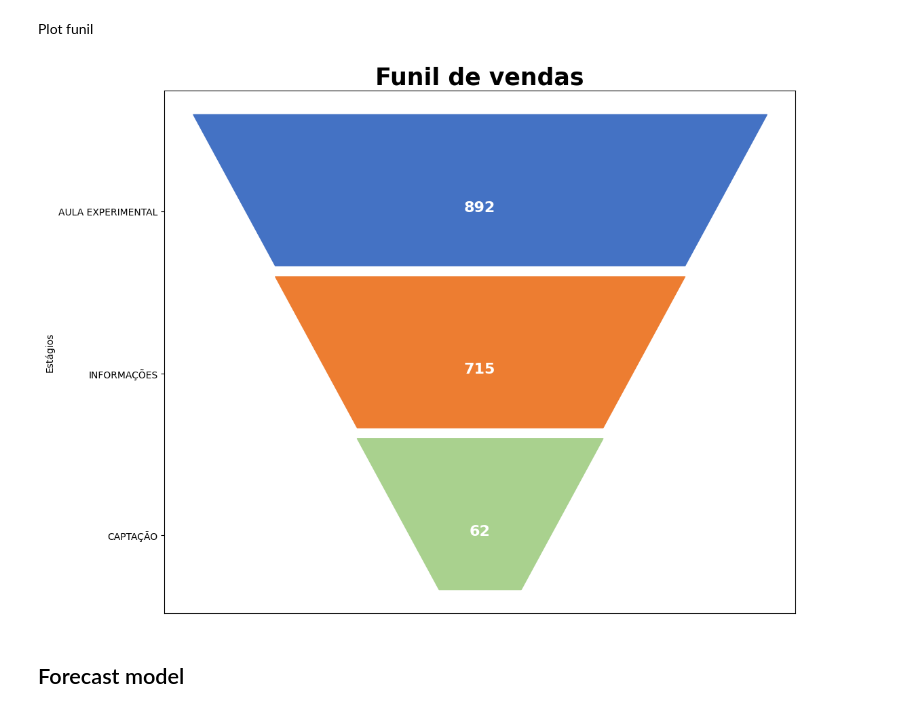
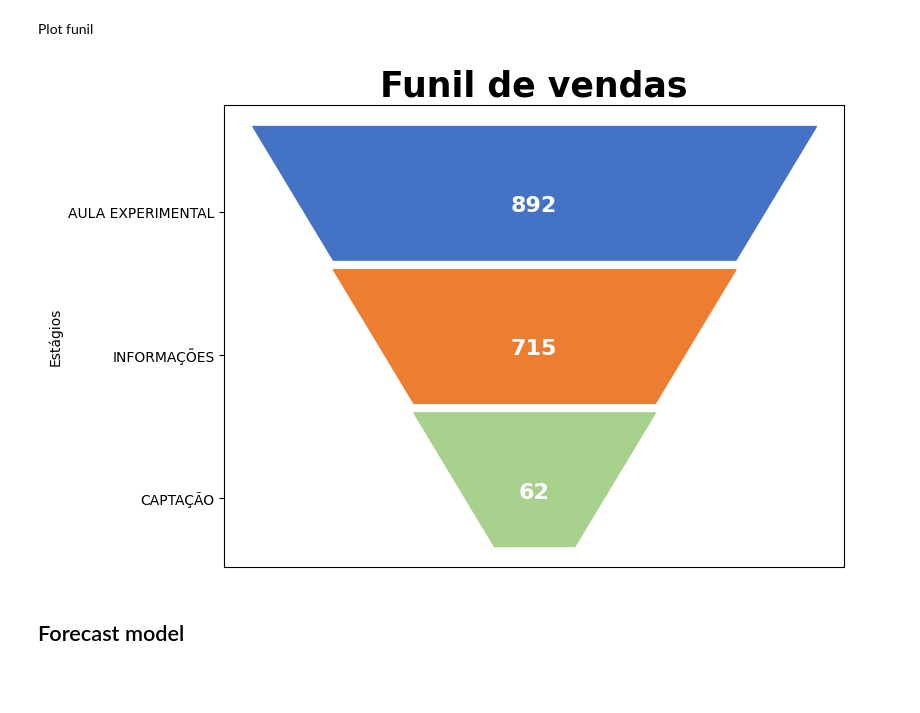
Before and after one commit to Joaovtmendes/Data-analysis-CBS, a Jupyter notebook: Report_CBS.ipynb, the cells around one changed output. Drawn from its saved outputs; the diff is of its cells as text; code cells hidden in the pictures; blank space fills up the shorter version.

```diff
--- a/Report_CBS.ipynb
+++ b/Report_CBS.ipynb
@@ -348,22 +352,22 @@ Plot funil
 # %%
 colors = ["#a9d18e", "#ed7d31", "#4472c4"]
 
-fig = plt.figure(figsize=(12,10))
+fig = plt.figure(figsize=(8,6))
 
 plt.fill_betweenx(y=[1, 3.8], x1=[10,12], x2=[8,6], color=colors[0]);
 plt.fill_betweenx(y=[4, 6.8], x1=[12,14], x2=[6,4], color=colors[1]);
 plt.fill_betweenx(y=[7, 9.8], x1=[14,16], x2=[4,2], color=colors[2]);
 
 plt.xticks([],[]);
 plt.yticks([2,5,8], df_funil["Labels"][::-1]);
 
 for y, value in zip([2,5,8], df_funil["Values"][::-1]):
     plt.text(9, y, value, fontsize=16, fontweight="bold", color="white", ha="center");
 
 plt.ylabel("Estágios");
 plt.title("Funil de vendas", loc="center", fontsize=25, fontweight="bold");
 # %% [output]
-[figure, old version]
+[figure, new version]
 # %% [markdown]
 ## Forecast model
 # %%
```
Also changed, not shown: parts of 5 cells of this notebook.
